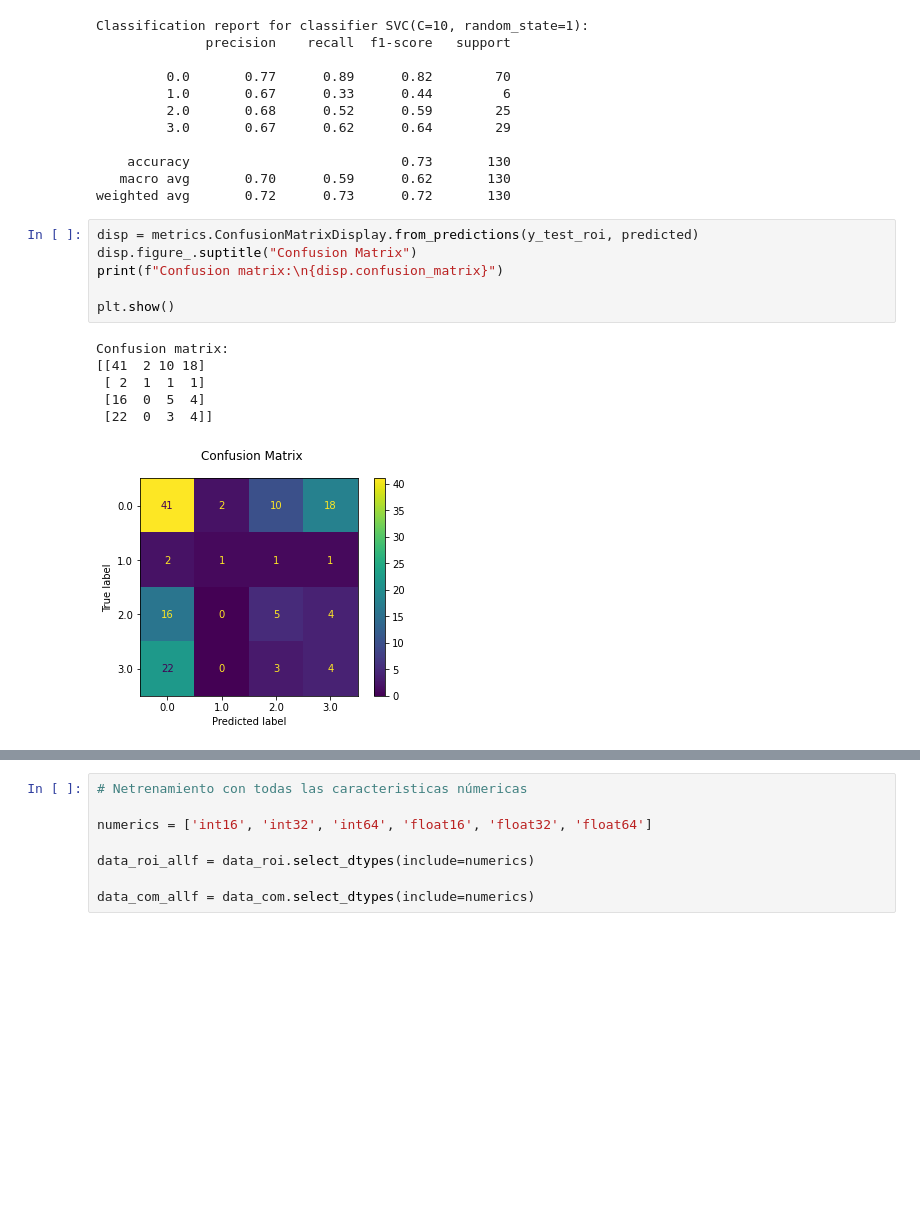
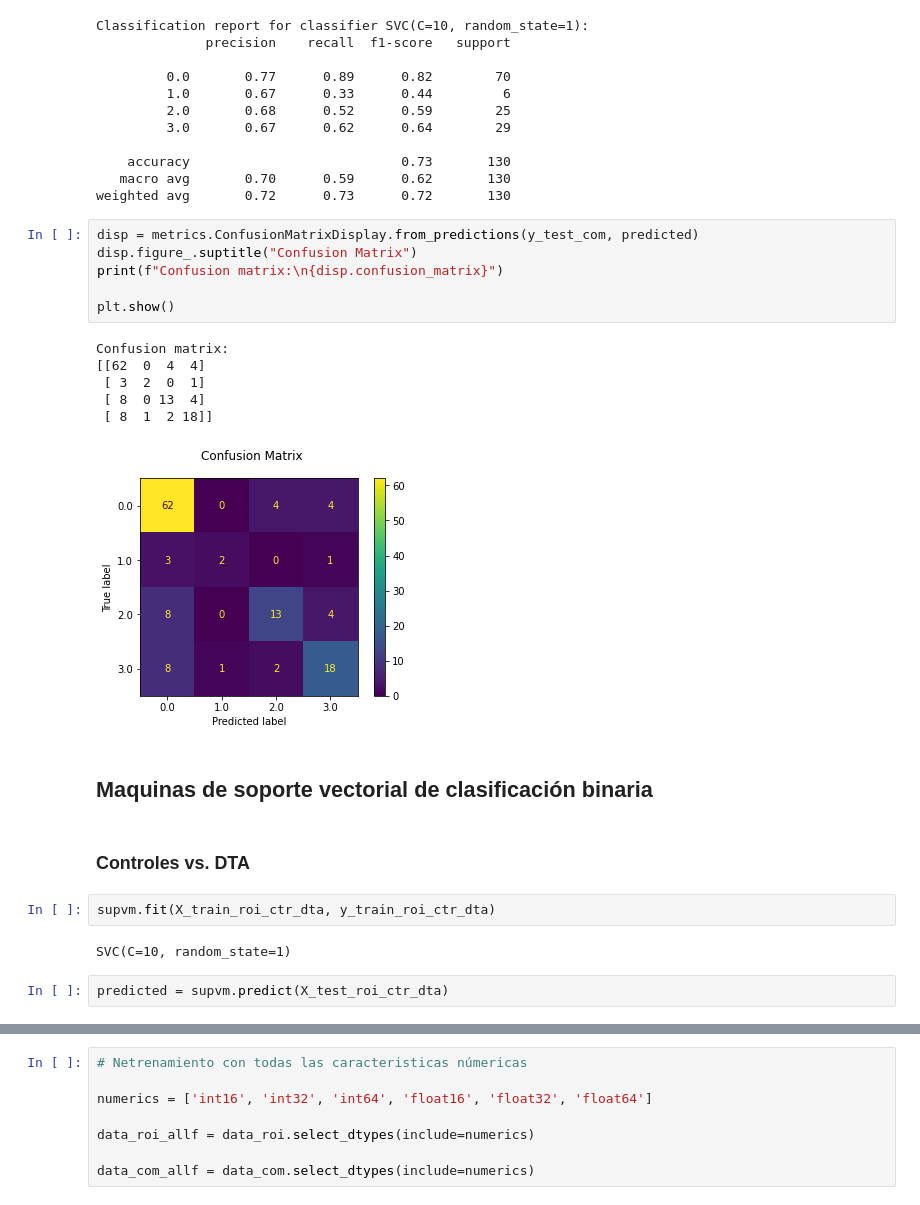
Before and after one commit to yjmantilla/Data_analysis_ML_Harmonization_Proyect, a Jupyter notebook: Manipulacion- Rois-Componentes de todas las DB/EDA.ipynb, the cells around one changed output, grey strips where cells are left out. Saved outputs shown, nothing was run; the diff lists cells and outputs as text; blank space fills up the shorter version.

Commit message:
Modelos de maquinas de soporte vectorial probados con C=10

```diff
--- a/Manipulacion- Rois-Componentes de todas las DB/EDA.ipynb
+++ b/Manipulacion- Rois-Componentes de todas las DB/EDA.ipynb
@@ -630,15 +634,25 @@ Classification report for classifier SVC(C=10, random_state=1):
    macro avg       0.70      0.59      0.62       130
 weighted avg       0.72      0.73      0.72       130
 # %%
-disp = metrics.ConfusionMatrixDisplay.from_predictions(y_test_roi, predicted)
+disp = metrics.ConfusionMatrixDisplay.from_predictions(y_test_com, predicted)
 disp.figure_.suptitle("Confusion Matrix")
 print(f"Confusion matrix:\n{disp.confusion_matrix}")
 
 plt.show()
 # %% [output]
 Confusion matrix:
-[[41  2 10 18]
- [ 2  1  1  1]
- [16  0  5  4]
- [22  0  3  4]]
+[[62  0  4  4]
+ [ 3  2  0  1]
+ [ 8  0 13  4]
+ [ 8  1  2 18]]
-[figure, old version]
+[figure, new version]
+# %% [markdown]
+## Maquinas de soporte vectorial de clasificación binaria
+# %% [markdown]
+### Controles vs. DTA
+# %%
+supvm.fit(X_train_roi_ctr_dta, y_train_roi_ctr_dta)
+# %% [output]
+SVC(C=10, random_state=1)
+# %%
+predicted = supvm.predict(X_test_roi_ctr_dta)
```
Also changed, not shown: parts of 17 cells of this notebook.
